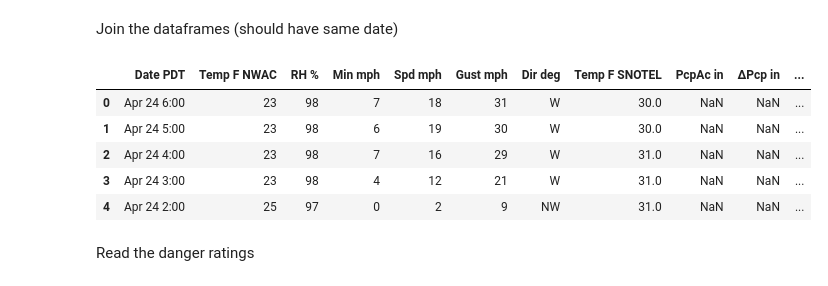
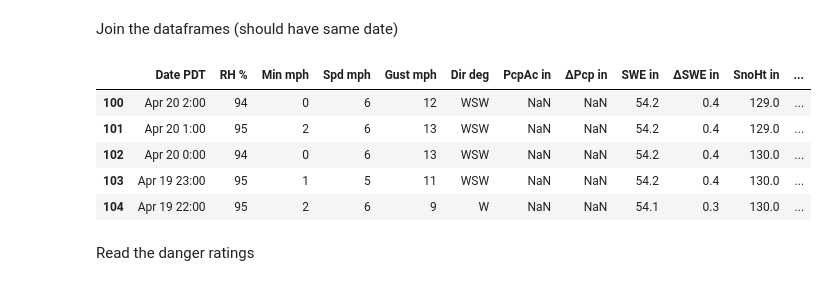
Before and after one commit to itsjpb/470-avalanche-prediction, a Jupyter notebook: jupyter/better_metrics.ipynb, the cells around one changed output. Drawn from its saved outputs; the diff is of its cells as text; code cells hidden in the pictures.

```diff
--- a/jupyter/better_metrics.ipynb
+++ b/jupyter/better_metrics.ipynb
@@ -93,20 +93,27 @@ memory usage: 350.0+ KB
 Join the dataframes (should have same date)
 # %%
 def get_seasonal_weather(nwac_df, snotel_df):
+    # Join the two dataframes
     seasonal_weather = nwac_df.join(snotel_df, lsuffix=" NWAC", rsuffix=" SNOTEL")
+    # Reconcile dates
     seasonal_weather = seasonal_weather.drop('Date PDT SNOTEL', axis=1)
     seasonal_weather = seasonal_weather.rename(columns={'Date PDT NWAC': 'Date PDT'})
+    # Reconcile temperature
+    mean_temp = seasonal_weather[['Temp F NWAC', 'Temp F SNOTEL']].mean(axis=1)
+    seasonal_weather = seasonal_weather.drop(['Temp F NWAC', 'Temp F SNOTEL'], axis=1)
+    seasonal_weather['Temp F'] = mean_temp
+    # Return
     return seasonal_weather
 
 seasonal_weather = get_seasonal_weather(seasonal_nwac, seasonal_snotel)
-seasonal_weather.head()
+seasonal_weather.iloc[100:105]
 # %% [output]
-|  | Date PDT | Temp F NWAC | RH % | Min mph | Spd mph | Gust mph | Dir deg | Temp F SNOTEL | PcpAc in | ∆Pcp in | ... |
-| 0 | Apr 24 6:00 | 23 | 98 | 7 | 18 | 31 | W | 30.0 | NaN | NaN | ... |
-| 1 | Apr 24 5:00 | 23 | 98 | 6 | 19 | 30 | W | 30.0 | NaN | NaN | ... |
-| 2 | Apr 24 4:00 | 23 | 98 | 7 | 16 | 29 | W | 31.0 | NaN | NaN | ... |
-| 3 | Apr 24 3:00 | 23 | 98 | 4 | 12 | 21 | W | 31.0 | NaN | NaN | ... |
-| 4 | Apr 24 2:00 | 25 | 97 | 0 | 2 | 9 | NW | 31.0 | NaN | NaN | ... |
+|  | Date PDT | RH % | Min mph | Spd mph | Gust mph | Dir deg | PcpAc in | ∆Pcp in | SWE in | ∆SWE in | SnoHt in | ... |
+| 100 | Apr 20 2:00 | 94 | 0 | 6 | 12 | WSW | NaN | NaN | 54.2 | 0.4 | 129.0 | ... |
+| 101 | Apr 20 1:00 | 95 | 2 | 6 | 13 | WSW | NaN | NaN | 54.2 | 0.4 | 129.0 | ... |
+| 102 | Apr 20 0:00 | 94 | 0 | 6 | 13 | WSW | NaN | NaN | 54.2 | 0.4 | 130.0 | ... |
+| 103 | Apr 19 23:00 | 95 | 1 | 5 | 11 | WSW | NaN | NaN | 54.2 | 0.4 | 130.0 | ... |
+| 104 | Apr 19 22:00 | 95 | 2 | 6 | 9 | W | NaN | NaN | 54.1 | 0.3 | 130.0 | ... |
 # %% [markdown]
 Read the danger ratings
 # %%
```
Also changed, not shown: parts of 9 cells of this notebook.
